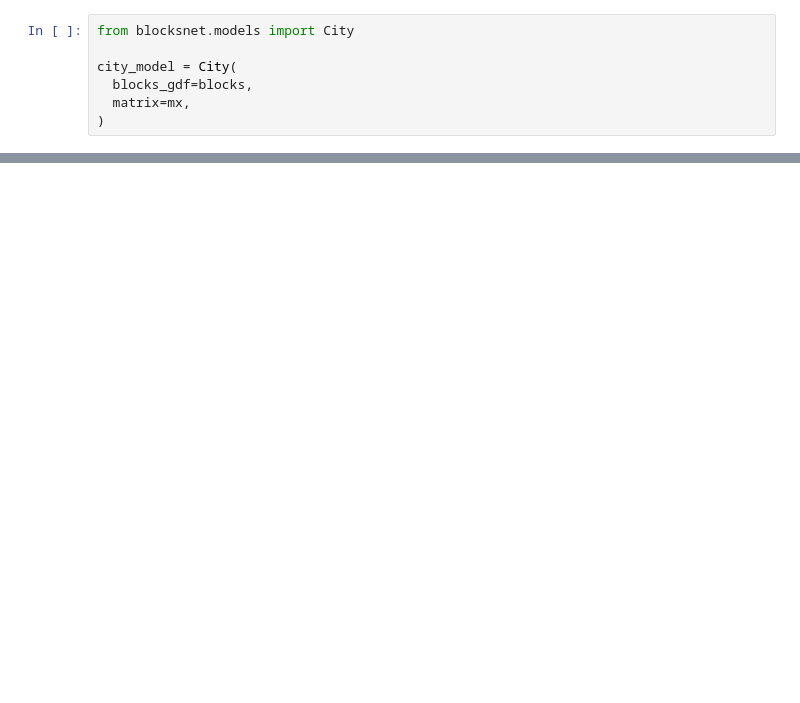
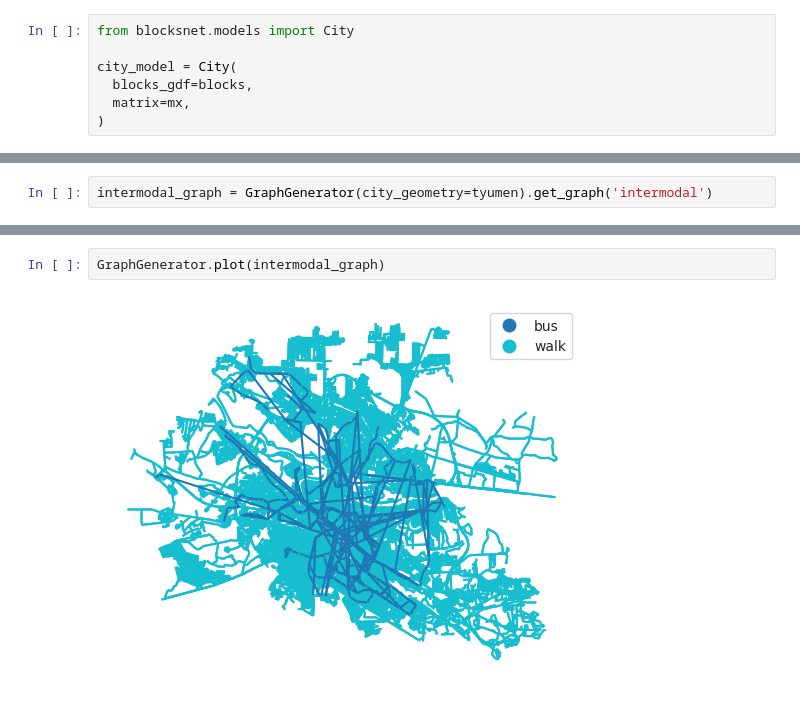
Before and after one commit to aimclub/blocksnet, a Jupyter notebook: examples/0 graph generator.ipynb, the cells around one changed output, grey strips where cells are left out. Cells and saved outputs as stored; diff of their text form; blank space fills up the shorter version.

```diff
--- a/examples/0 graph generator.ipynb
+++ b/examples/0 graph generator.ipynb
@@ -34,0 +73,2 @@ city_model.plot()
+# %%
+intermodal_graph = GraphGenerator(city_geometry=tyumen).get_graph('intermodal')
@@ -34,0 +86,4 @@ city_model.plot()
+# %%
+GraphGenerator.plot(intermodal_graph)
+# %% [output]
+[figure, added]
```
Also changed, not shown: parts of 8 cells of this notebook, 1 other file.
